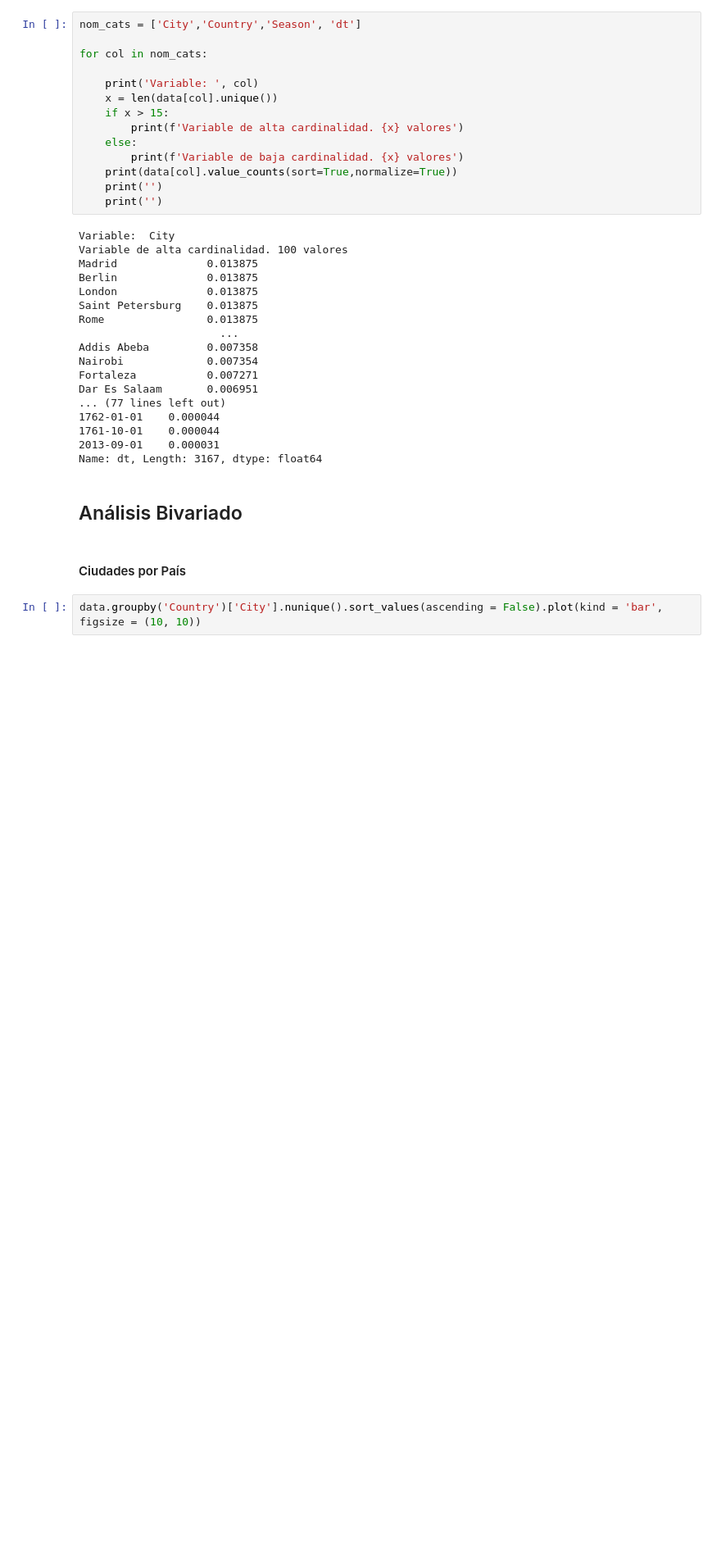
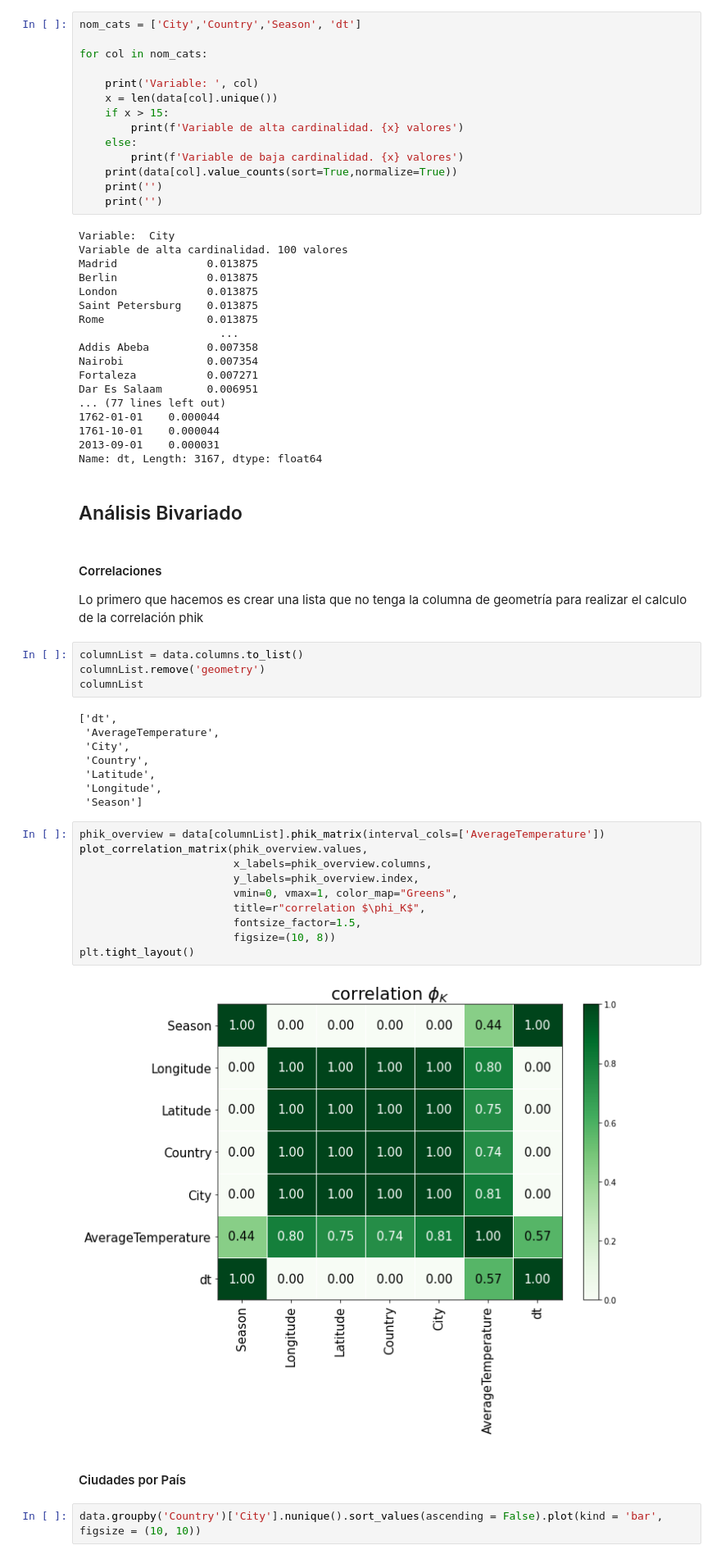
Before and after one commit to G4ll4rd0/ClimaGlobalPAD_O2022, a Jupyter notebook: TemperaturesByMCAnalisis.ipynb, the cells around one changed output. Shown at 82% size. Cells and saved outputs as stored; diff of their text form; blank space fills up the shorter version.

Commit message:
Phik Correlation

```diff
--- a/TemperaturesByMCAnalisis.ipynb
+++ b/TemperaturesByMCAnalisis.ipynb
@@ -283,6 +300,33 @@ Dar Es Salaam       0.006951
 Name: dt, Length: 3167, dtype: float64
 # %% [markdown]
 ## Análisis Bivariado
+# %% [markdown]
+#### Correlaciones
+Lo primero que hacemos es crear una lista que no tenga la columna de geometría para realizar el calculo de la correlación phik
+# %%
+columnList = data.columns.to_list()
+columnList.remove('geometry')
+columnList
+# %% [output]
+['dt',
+ 'AverageTemperature',
+ 'City',
+ 'Country',
+ 'Latitude',
+ 'Longitude',
+ 'Season']
+# %%
+phik_overview = data[columnList].phik_matrix(interval_cols=['AverageTemperature'])
+plot_correlation_matrix(phik_overview.values,
+                        x_labels=phik_overview.columns,
+                        y_labels=phik_overview.index,
+                        vmin=0, vmax=1, color_map="Greens",
+                        title=r"correlation $\phi_K$",
+                        fontsize_factor=1.5,
+                        figsize=(10, 8))
+plt.tight_layout()
+# %% [output]
+[figure, added]
 # %% [markdown]
 #### Ciudades por País
 # %%
```
Also changed, not shown: parts of 3 cells of this notebook.
